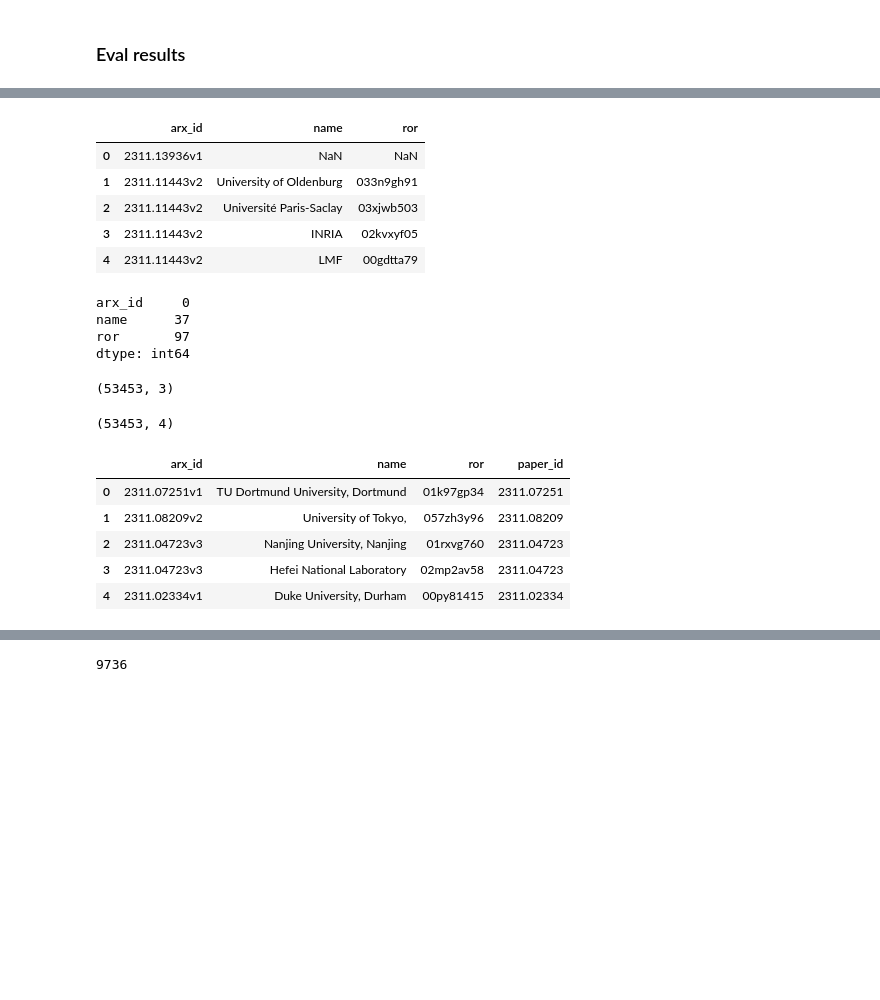
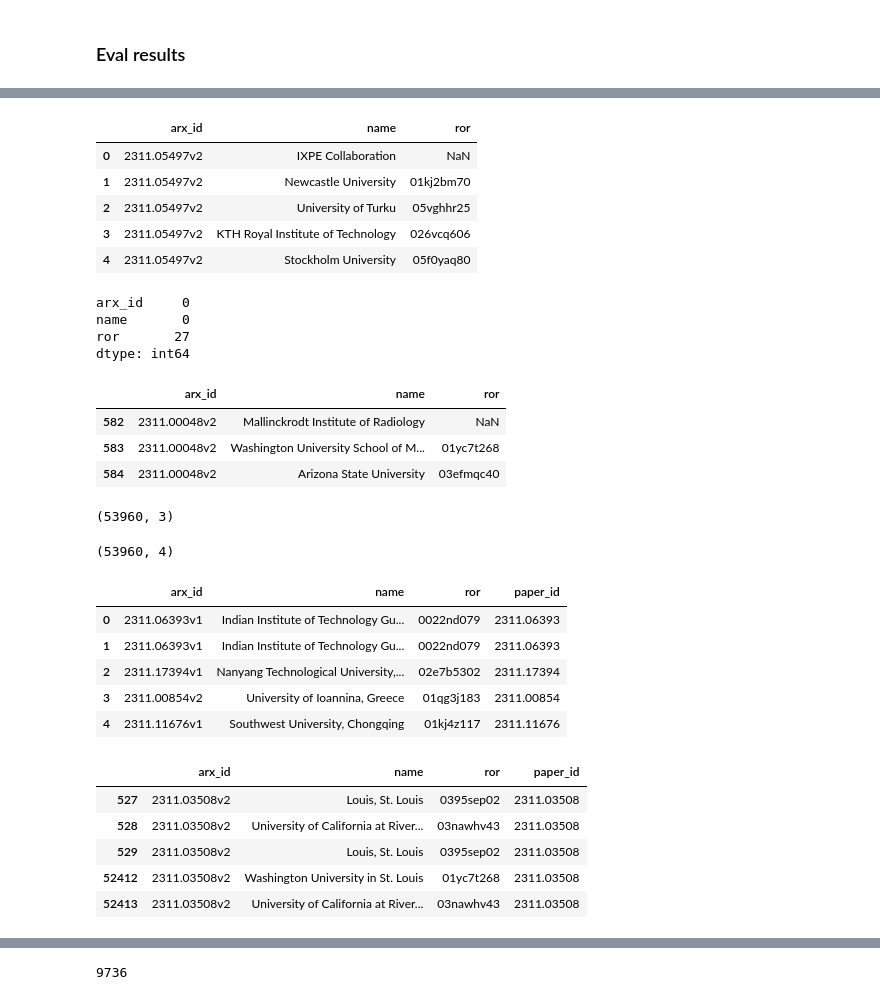
Before and after one commit to arXiv/metadata-vertexai, a Jupyter notebook: ccameron_evaluate.ipynb, the cells around one changed output, grey strips where cells are left out. Saved outputs shown, nothing was run; the diff lists cells and outputs as text; code cells hidden in the pictures; blank space fills up the shorter version.

```diff
--- a/ccameron_evaluate.ipynb
+++ b/ccameron_evaluate.ipynb
@@ -102,7 +87,8 @@ def get_children_for_ror(target_id):
 ## Set parameters
 # %%
 #results_file = "gs://institutional-extract-scratch/reference/arx_ids/2311_ids.csv"
-results_file = "gs://institutional-extract-scratch/output/2311_db_all_2025-04-28.csv.zip"
+#results_file = "gs://institutional-extract-scratch/output/2311_db_all_2025-04-28.csv.zip"
+results_file = "gs://institutional-extract-scratch/output/2311_db_json_all_2025-05-01.csv.zip"
 # %%
 test_ids_df = pd.read_csv(results_file)
 
@@ -320,43 +366,58 @@ scopus_df.head()
 | 3 | 60114755 | Istituto Nazionale di Fisica Nucl... | Milan | NaN | Italy | 2311.14088v1 | ... |
 | 4 | 60115855 | Trento Institute for Fundamental ... | Povo | TN | Italy | 2311.09750v1 | ... |
 # %%
-afile_df = pd.read_csv( "paris-sud.csv", dtype=str, index_col=None, usecols=['arx_id','name','ror'])
+afile_df = pd.read_csv( 'stlouis.csv', dtype=str, index_col=None, usecols=['arx_id','name','ror'])
 afile_df.head()
 afile_df.isnull().sum()
+afile_df[afile_df['arx_id']=='2311.00048v2']
 # %% [output]
 |  | arx_id | name | ror |
-| 0 | 2311.13936v1 | NaN | NaN |
-| 1 | 2311.11443v2 | University of Oldenburg | 033n9gh91 |
-| 2 | 2311.11443v2 | Université Paris-Saclay | 03xjwb503 |
-| 3 | 2311.11443v2 | INRIA | 02kvxyf05 |
-| 4 | 2311.11443v2 | LMF | 00gdtta79 |
+| 0 | 2311.05497v2 | IXPE Collaboration | NaN |
+| 1 | 2311.05497v2 | Newcastle University | 01kj2bm70 |
+| 2 | 2311.05497v2 | University of Turku | 05vghhr25 |
+| 3 | 2311.05497v2 | KTH Royal Institute of Technology | 026vcq606 |
+| 4 | 2311.05497v2 | Stockholm University | 05f0yaq80 |
 arx_id     0
-name      37
-ror       97
+name       0
+ror       27
 dtype: int64
+|  | arx_id | name | ror |
+| 582 | 2311.00048v2 | Mallinckrodt Institute of Radiology | NaN |
+| 583 | 2311.00048v2 | Washington University School of M... | 01yc7t268 |
+| 584 | 2311.00048v2 | Arizona State University | 03efmqc40 |
 # %%
 res_df = pd.read_csv(results_file)
 append_files = [
-    "paris-sud.csv",
-    "king-college.csv",
+    #"paris-sud.csv",
+    #"king-college.csv",
+    'stlouis.csv',
+    'stlouis2.csv',
 ]
 for afile in append_files:
     afile_df = pd.read_csv(afile, dtype=str, index_col=None, usecols=['arx_id', 'name', 'ror'])
     res_df = pd.concat([res_df, afile_df], axis=0).reset_index(drop=True)
 res_df.shape
 
 res_df['paper_id'] = res_df['arx_id'].apply(lambda x: x.rsplit('v',1)[0])
 res_df.shape
 res_df.head()
+
+res_df[res_df['arx_id']=='2311.03508v2']
 # %% [output]
-(53453, 3)
+(53960, 3)
-(53453, 4)
+(53960, 4)
 |  | arx_id | name | ror | paper_id |
-| 0 | 2311.07251v1 | TU Dortmund University, Dortmund | 01k97gp34 | 2311.07251 |
-| 1 | 2311.08209v2 | University of Tokyo, | 057zh3y96 | 2311.08209 |
-| 2 | 2311.04723v3 | Nanjing University, Nanjing | 01rxvg760 | 2311.04723 |
-| 3 | 2311.04723v3 | Hefei National Laboratory | 02mp2av58 | 2311.04723 |
-| 4 | 2311.02334v1 | Duke University, Durham | 00py81415 | 2311.02334 |
+| 0 | 2311.06393v1 | Indian Institute of Technology Gu... | 0022nd079 | 2311.06393 |
+| 1 | 2311.06393v1 | Indian Institute of Technology Gu... | 0022nd079 | 2311.06393 |
+| 2 | 2311.17394v1 | Nanyang Technological University,... | 02e7b5302 | 2311.17394 |
+| 3 | 2311.00854v2 | University of Ioannina, Greece | 01qg3j183 | 2311.00854 |
+| 4 | 2311.11676v1 | Southwest University, Chongqing | 01kj4z117 | 2311.11676 |
+|  | arx_id | name | ror | paper_id |
+| 527 | 2311.03508v2 | Louis, St. Louis | 0395sep02 | 2311.03508 |
+| 528 | 2311.03508v2 | University of California at River... | 03nawhv43 | 2311.03508 |
+| 529 | 2311.03508v2 | Louis, St. Louis | 0395sep02 | 2311.03508 |
+| 52412 | 2311.03508v2 | Washington University in St. Louis | 01yc7t268 | 2311.03508 |
+| 52413 | 2311.03508v2 | University of California at River... | 03nawhv43 | 2311.03508 |
 # %%
 skip_inst = {
     '01nsd7y51': 'CSIC - Geociencias Barcelona (GEO3BCN)',
```
Also changed, not shown: parts of 62 cells of this notebook, 2 other files.
